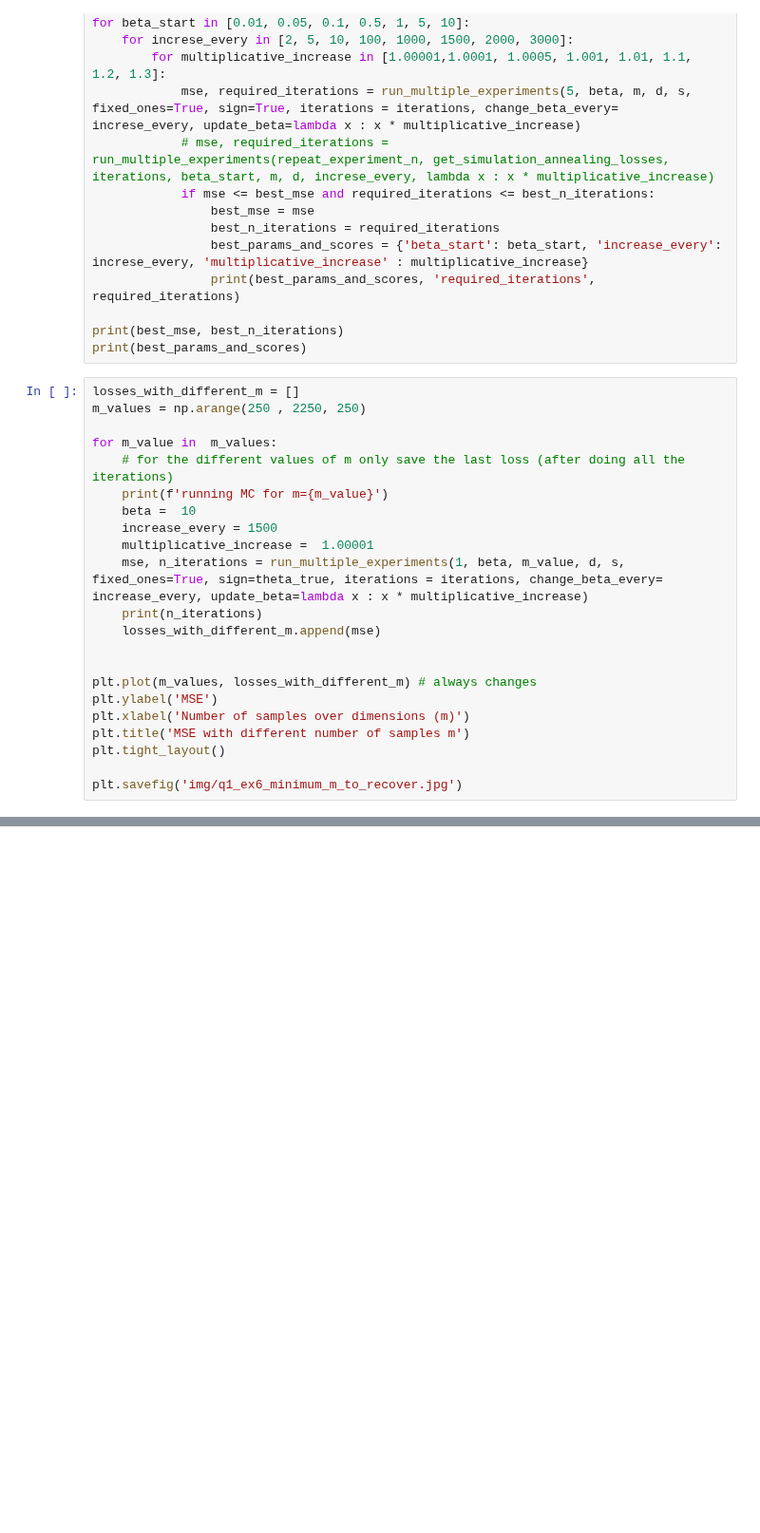
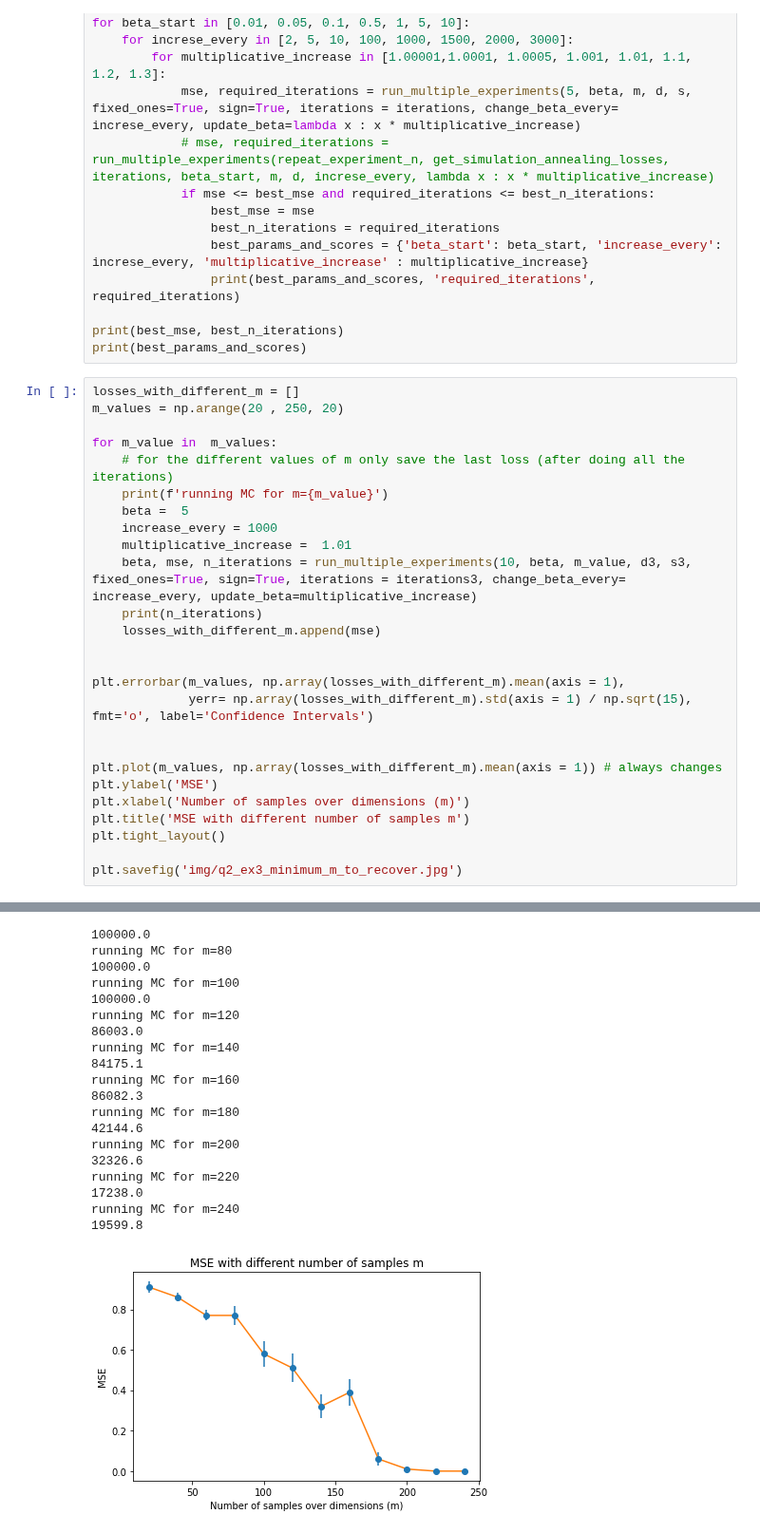
Before and after one commit to michelelupini/MC-project, a Jupyter notebook: main.ipynb, the cells around one changed output, grey strips where cells are left out. Shown at 95% size. Cells and saved outputs as stored; diff of their text form; blank space fills up the shorter version.

```diff
--- a/main.ipynb
+++ b/main.ipynb
@@ -329,23 +282,28 @@ print(best_mse, best_n_iterations)
 print(best_params_and_scores)
 # %%
 losses_with_different_m = []
-m_values = np.arange(250 , 2250, 250)
+m_values = np.arange(20 , 250, 20)
 
 for m_value in  m_values:
     # for the different values of m only save the last loss (after doing all the iterations)
     print(f'running MC for m={m_value}')
-    beta =  10
-    increase_every = 1500
-    multiplicative_increase =  1.00001
-    mse, n_iterations = run_multiple_experiments(1, beta, m_value, d, s, fixed_ones=True, sign=theta_true, iterations = iterations, change_beta_every= increase_every, update_beta=lambda x : x * multiplicative_increase)
+    beta =  5
+    increase_every = 1000
+    multiplicative_increase =  1.01
+    beta, mse, n_iterations = run_multiple_experiments(10, beta, m_value, d3, s3, fixed_ones=True, sign=True, iterations = iterations3, change_beta_every= increase_every, update_beta=multiplicative_increase)
     print(n_iterations)
     losses_with_different_m.append(mse)
 
 
-plt.plot(m_values, losses_with_different_m) # always changes
+plt.errorbar(m_values, np.array(losses_with_different_m).mean(axis = 1),
+             yerr= np.array(losses_with_different_m).std(axis = 1) / np.sqrt(15), fmt='o', label='Confidence Intervals')
+
+
+plt.plot(m_values, np.array(losses_with_different_m).mean(axis = 1)) # always changes
 plt.ylabel('MSE')
 plt.xlabel('Number of samples over dimensions (m)')
 plt.title('MSE with different number of samples m')
 plt.tight_layout()
 
-plt.savefig('img/q1_ex6_minimum_m_to_recover.jpg')
+plt.savefig('img/q2_ex3_minimum_m_to_recover.jpg')
+# %% [output]
@@ -351,0 +315,20 @@ plt.savefig('img/q1_ex6_minimum_m_to_recover.jpg')
+100000.0
+running MC for m=80
+100000.0
+running MC for m=100
+100000.0
+running MC for m=120
+86003.0
+running MC for m=140
+84175.1
+running MC for m=160
+86082.3
+running MC for m=180
+42144.6
+running MC for m=200
+32326.6
+running MC for m=220
+17238.0
+running MC for m=240
+19599.8
+[figure, added]
```
Also changed, not shown: parts of 12 cells of this notebook, 5 other files.
